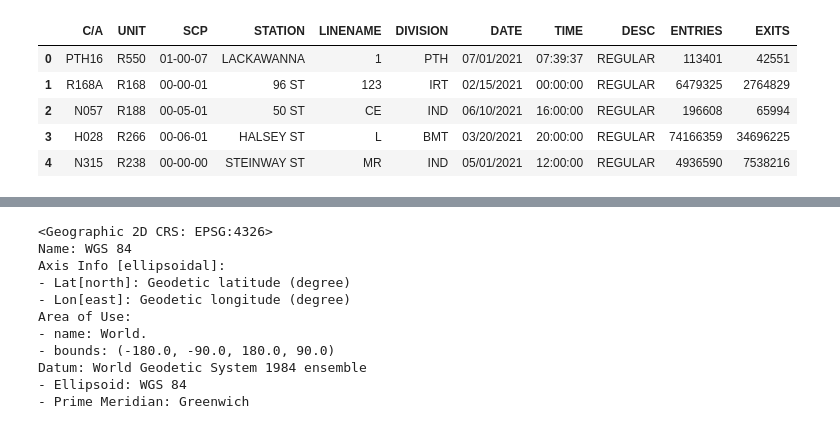
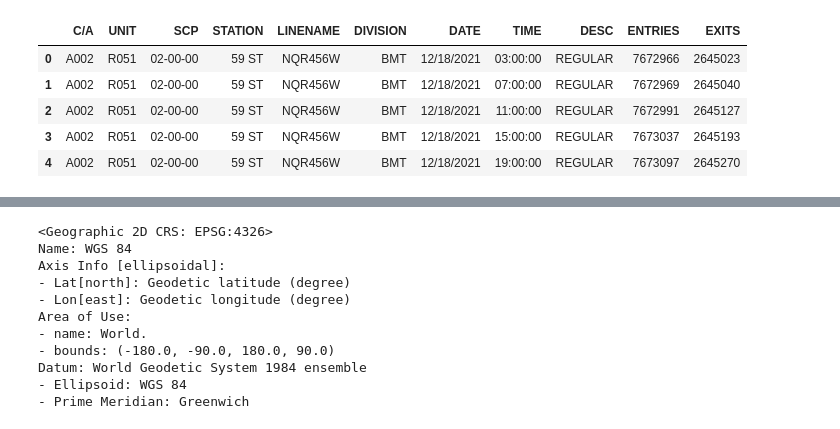
Before and after one commit to VinceDiR/NYC_MTA_EDA_Project, a Jupyter notebook: MTA EDA.ipynb, the cells around one changed output, grey strips where cells are left out. Saved outputs shown, nothing was run; the diff lists cells and outputs as text; code cells hidden in the pictures.

```diff
--- a/MTA EDA.ipynb
+++ b/MTA EDA.ipynb
@@ -1,21 +1,27 @@
 # %%
+%reset -f
 from sqlalchemy import create_engine
 import pandas as pd
 import matplotlib.pyplot as plt
 import matplotlib
 import seaborn as sns
 import plotly
+import numpy as np
 import geopandas as gpd
 from shapely.geometry import Point, Polygon
+from pandas_profiling import ProfileReport
+pd.set_option('max_columns', 10000)
+pd.set_option('max_rows', 10000)
+%matplotlib inline
 # %%
 engine = create_engine("sqlite:////Users/nathanieldirenzo/Documents/GitHub/NBM_EDA_Student/resources/get_mta/mta_data.db")
 # %%
-df = pd.read_sql('SELECT * FROM mta_data ORDER BY RANDOM() LIMIT 100000;', engine)
+df = pd.read_sql('SELECT * FROM mta_data LIMIT 100000;', engine)
 df.head()
 # %% [output]
 |  | C/A | UNIT | SCP | STATION | LINENAME | DIVISION | DATE | TIME | DESC | ENTRIES | EXITS |
-| 0 | PTH16 | R550 | 01-00-07 | LACKAWANNA | 1 | PTH | 07/01/2021 | 07:39:37 | REGULAR | 113401 | 42551 |
-| 1 | R168A | R168 | 00-00-01 | 96 ST | 123 | IRT | 02/15/2021 | 00:00:00 | REGULAR | 6479325 | 2764829 |
-| 2 | N057 | R188 | 00-05-01 | 50 ST | CE | IND | 06/10/2021 | 16:00:00 | REGULAR | 196608 | 65994 |
-| 3 | H028 | R266 | 00-06-01 | HALSEY ST | L | BMT | 03/20/2021 | 20:00:00 | REGULAR | 74166359 | 34696225 |
-| 4 | N315 | R238 | 00-00-00 | STEINWAY ST | MR | IND | 05/01/2021 | 12:00:00 | REGULAR | 4936590 | 7538216 |
+| 0 | A002 | R051 | 02-00-00 | 59 ST | NQR456W | BMT | 12/18/2021 | 03:00:00 | REGULAR | 7672966 | 2645023 |
+| 1 | A002 | R051 | 02-00-00 | 59 ST | NQR456W | BMT | 12/18/2021 | 07:00:00 | REGULAR | 7672969 | 2645040 |
+| 2 | A002 | R051 | 02-00-00 | 59 ST | NQR456W | BMT | 12/18/2021 | 11:00:00 | REGULAR | 7672991 | 2645127 |
+| 3 | A002 | R051 | 02-00-00 | 59 ST | NQR456W | BMT | 12/18/2021 | 15:00:00 | REGULAR | 7673037 | 2645193 |
+| 4 | A002 | R051 | 02-00-00 | 59 ST | NQR456W | BMT | 12/18/2021 | 19:00:00 | REGULAR | 7673097 | 2645270 |
```
Also changed, not shown: parts of 47 cells of this notebook.
